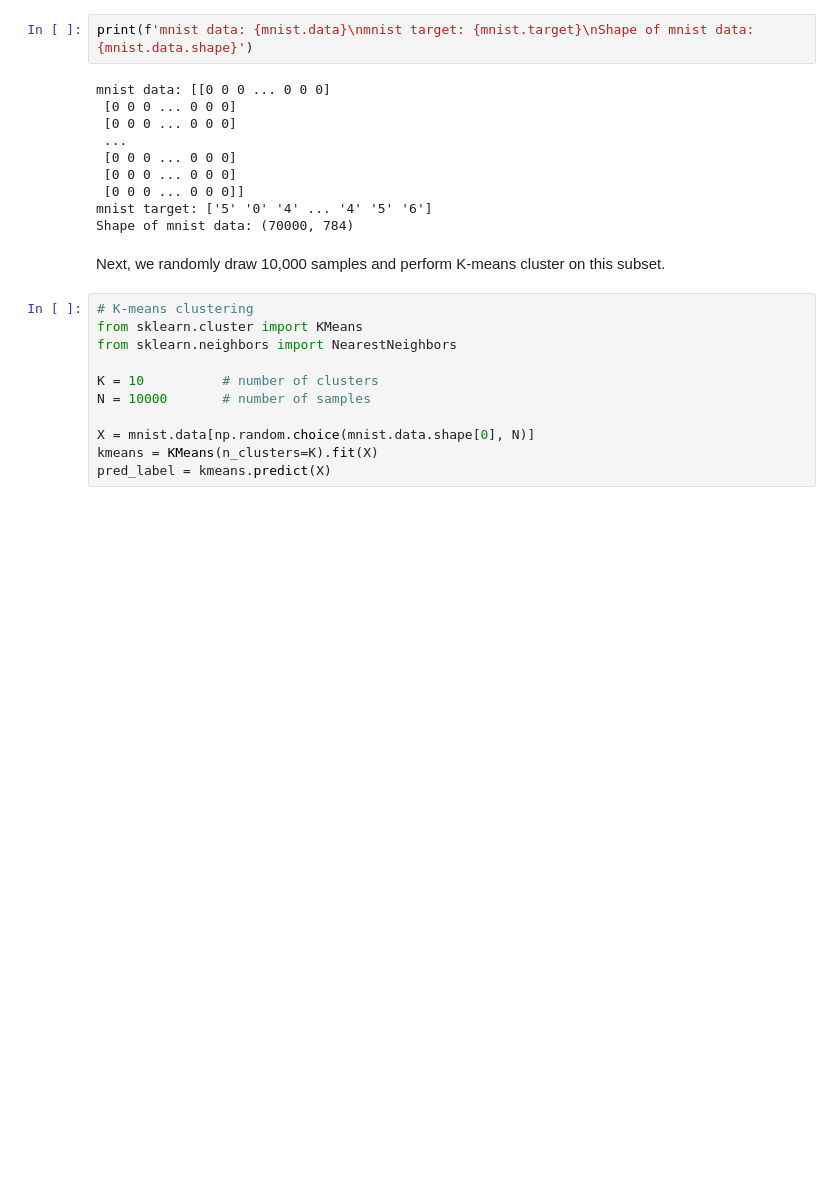
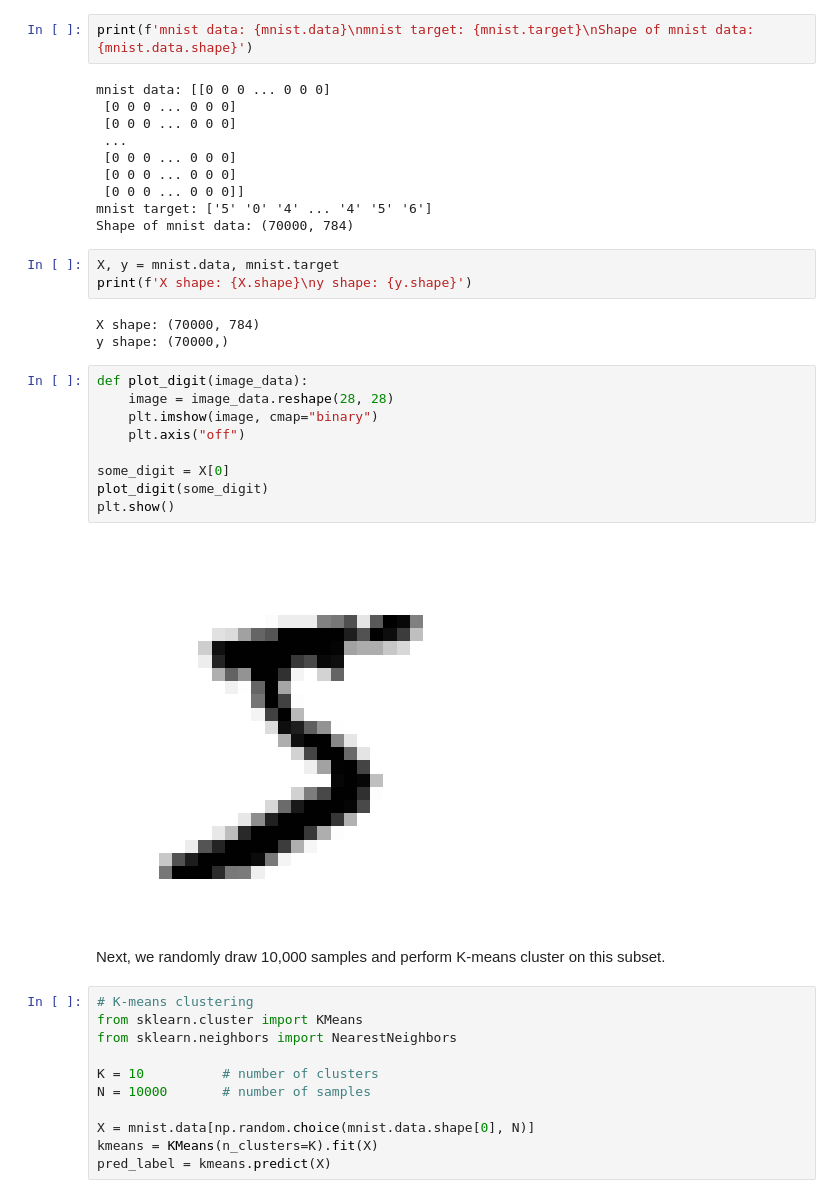
Before and after one commit to letruongzzio/Machine-Learning, a Jupyter notebook: 3 - Classification/K-means clustering Applications.ipynb, the cells around one changed output. Cells and saved outputs as stored; diff of their text form; blank space fills up the shorter version.

```diff
--- a/3 - Classification/K-means clustering Applications.ipynb
+++ b/3 - Classification/K-means clustering Applications.ipynb
@@ -19,6 +35,23 @@ mnist data: [[0 0 0 ... 0 0 0]
  [0 0 0 ... 0 0 0]]
 mnist target: ['5' '0' '4' ... '4' '5' '6']
 Shape of mnist data: (70000, 784)
+# %%
+X, y = mnist.data, mnist.target
+print(f'X shape: {X.shape}\ny shape: {y.shape}')
+# %% [output]
+X shape: (70000, 784)
+y shape: (70000,)
+# %%
+def plot_digit(image_data):
+    image = image_data.reshape(28, 28)
+    plt.imshow(image, cmap="binary")
+    plt.axis("off")
+
+some_digit = X[0]
+plot_digit(some_digit)
+plt.show()
+# %% [output]
+[figure, added]
 # %% [markdown]
 Next, we randomly draw 10,000 samples and perform K-means cluster on this subset.
 # %%
```
Also changed, not shown: parts of 1 cell of this notebook, 8 other files.
